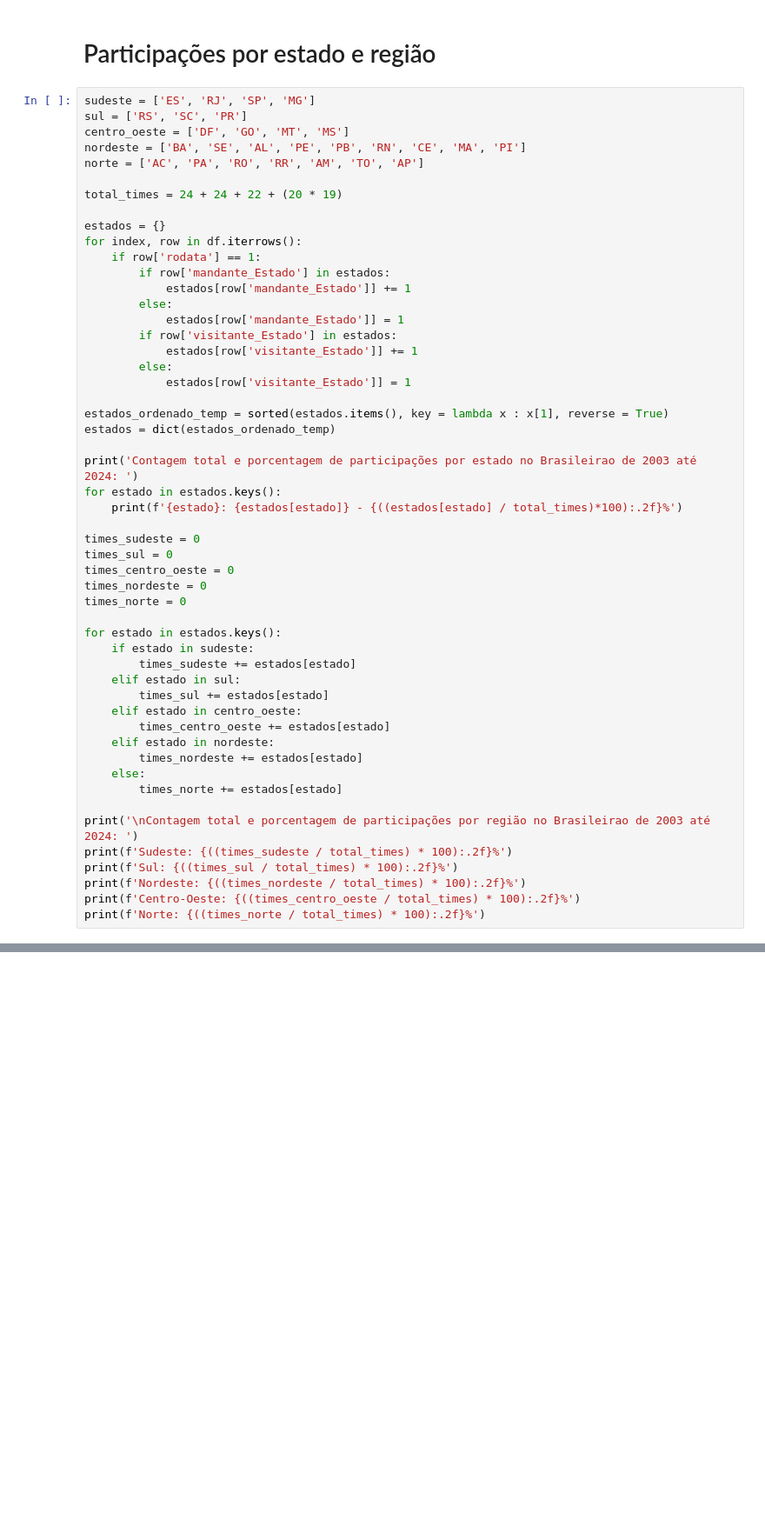
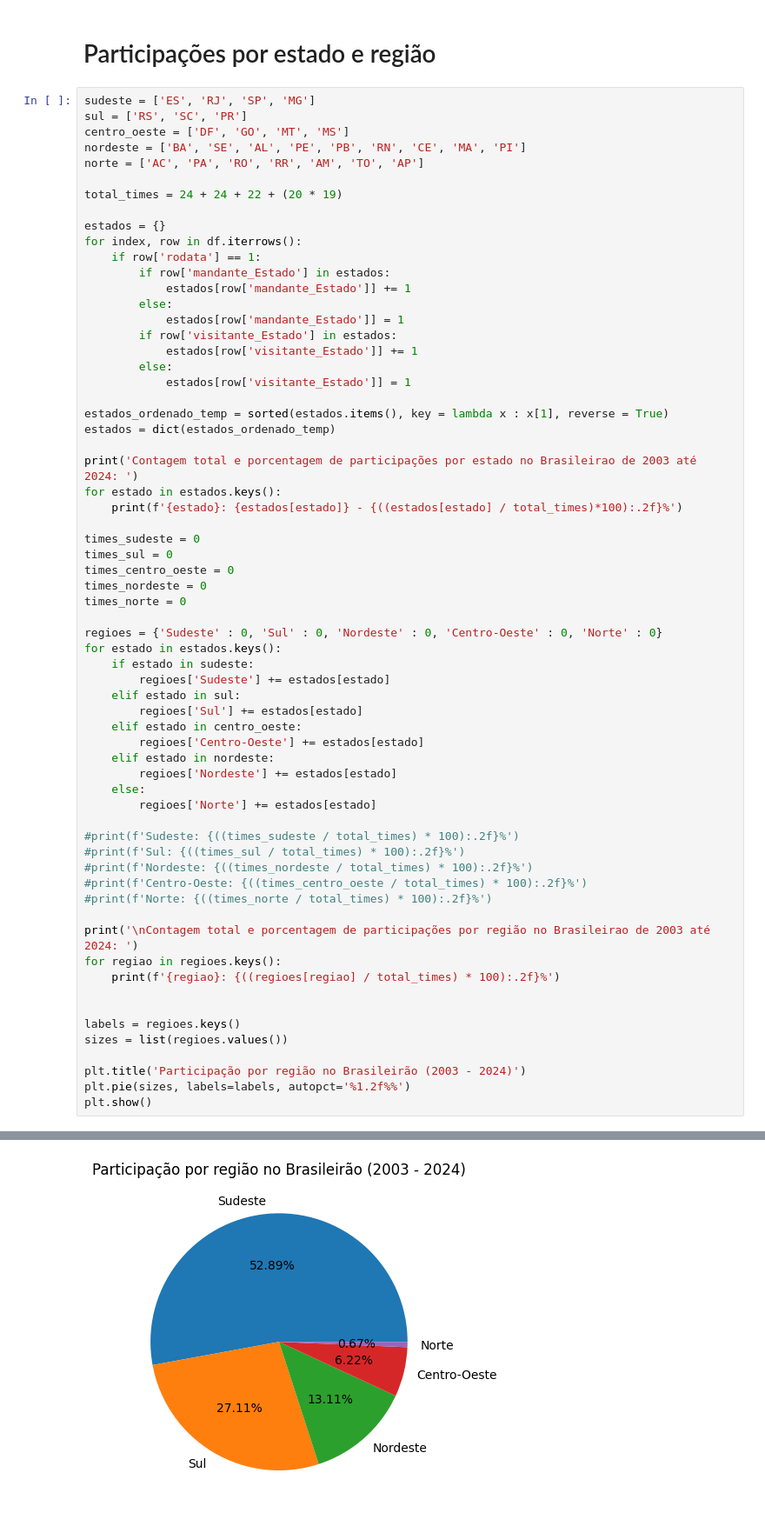
Before and after one commit to clebenjr/eda-brasileirao-pontos-corridos, a Jupyter notebook: analise.ipynb, the cells around one changed output, grey strips where cells are left out. Shown at 87% size. Saved outputs shown, nothing was run; the diff lists cells and outputs as text; blank space fills up the shorter version.

Commit message:
grafico com as regioes e mudanças na contagem de regiao para contar com dicionario

```diff
--- a/analise.ipynb
+++ b/analise.ipynb
@@ -346,40 +347,53 @@ times_sul = 0
 times_centro_oeste = 0
 times_nordeste = 0
 times_norte = 0
 
+regioes = {'Sudeste' : 0, 'Sul' : 0, 'Nordeste' : 0, 'Centro-Oeste' : 0, 'Norte' : 0}
 for estado in estados.keys():
     if estado in sudeste:
-        times_sudeste += estados[estado]
+        regioes['Sudeste'] += estados[estado]
     elif estado in sul:
-        times_sul += estados[estado]
+        regioes['Sul'] += estados[estado]
     elif estado in centro_oeste:
-        times_centro_oeste += estados[estado]
+        regioes['Centro-Oeste'] += estados[estado]
     elif estado in nordeste:
-        times_nordeste += estados[estado]
+        regioes['Nordeste'] += estados[estado]
     else:
-        times_norte += estados[estado]
+        regioes['Norte'] += estados[estado]
+
+#print(f'Sudeste: {((times_sudeste / total_times) * 100):.2f}%')
+#print(f'Sul: {((times_sul / total_times) * 100):.2f}%')
+#print(f'Nordeste: {((times_nordeste / total_times) * 100):.2f}%')
+#print(f'Centro-Oeste: {((times_centro_oeste / total_times) * 100):.2f}%')
+#print(f'Norte: {((times_norte / total_times) * 100):.2f}%')
 
 print('\nContagem total e porcentagem de participações por região no Brasileirao de 2003 até 2024: ')
-print(f'Sudeste: {((times_sudeste / total_times) * 100):.2f}%')
-print(f'Sul: {((times_sul / total_times) * 100):.2f}%')
-print(f'Nordeste: {((times_nordeste / total_times) * 100):.2f}%')
-print(f'Centro-Oeste: {((times_centro_oeste / total_times) * 100):.2f}%')
-print(f'Norte: {((times_norte / total_times) * 100):.2f}%')
+for regiao in regioes.keys():
+    print(f'{regiao}: {((regioes[regiao] / total_times) * 100):.2f}%')
+
+
+labels = regioes.keys()
+sizes = list(regioes.values())
+
+plt.title('Participação por região no Brasileirão (2003 - 2024)')
+plt.pie(sizes, labels=labels, autopct='%1.2f%%')
+plt.show()
 # %% [output]
 Contagem total e porcentagem de participações por estado no Brasileirao de 2003 até 2024:
 SP: 111 - 24.67%
 RJ: 80 - 17.78%
 RS: 49 - 10.89%
 MG: 47 - 10.44%
 PR: 42 - 9.33%
 SC: 31 - 6.89%
 GO: 23 - 5.11%
 BA: 23 - 5.11%
 PE: 18 - 4.00%
 CE: 16 - 3.56%
 MT: 4 - 0.89%
 ... (7 lines left out)
 Sul: 27.11%
 Nordeste: 13.11%
 Centro-Oeste: 6.22%
 Norte: 0.67%
+[figure, added]
```
Also changed, not shown: parts of 1 cell of this notebook, 1 other file.
